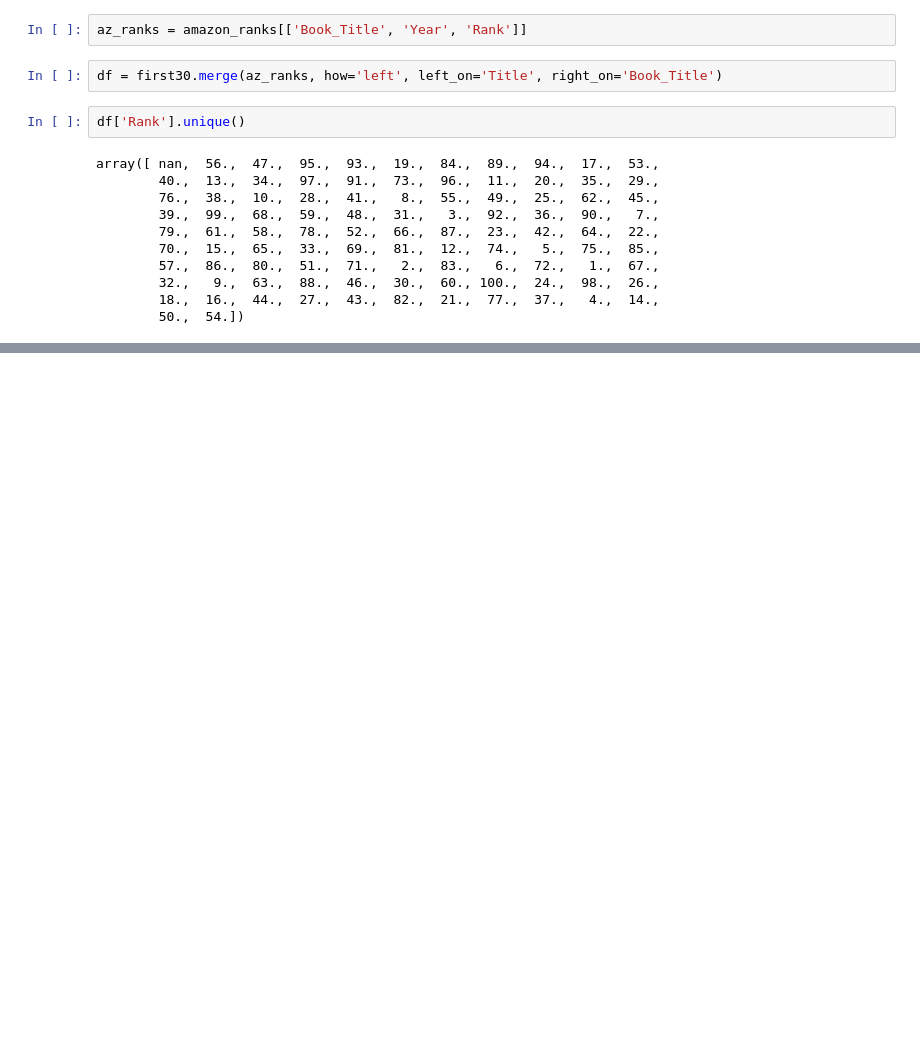
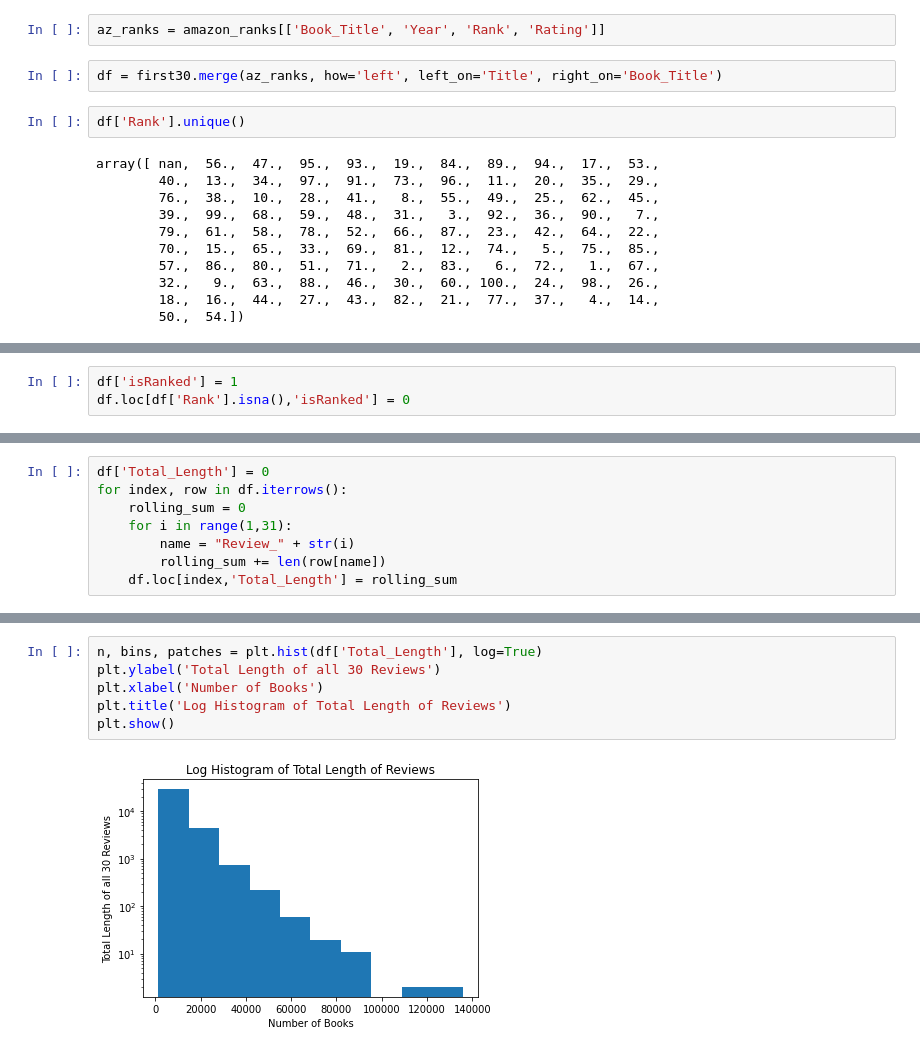
Before and after one commit to TKarlovitzDrexel/DSCI591_ACRSent, a Jupyter notebook: Code/Books/part2_rank_books_SDA.ipynb, the cells around one changed output, grey strips where cells are left out. Saved outputs shown, nothing was run; the diff lists cells and outputs as text; blank space fills up the shorter version.

Commit message:
Additional visualizations and EDA/SDA for part 2

```diff
--- a/Code/Books/part2_rank_books_SDA.ipynb
+++ b/Code/Books/part2_rank_books_SDA.ipynb
@@ -50,7 +63,7 @@ Index(['Title', 'Date_1', 'Review_1', 'Date_2', 'Review_2', 'Date_3',
        'Review_30'],
       dtype='object')
 # %%
-az_ranks = amazon_ranks[['Book_Title', 'Year', 'Rank']]
+az_ranks = amazon_ranks[['Book_Title', 'Year', 'Rank', 'Rating']]
 # %%
 df = first30.merge(az_ranks, how='left', left_on='Title', right_on='Book_Title')
 # %%
@@ -78,0 +92,3 @@ df[df['Rank'] == 1].head()
+# %%
+df['isRanked'] = 1
+df.loc[df['Rank'].isna(),'isRanked'] = 0
@@ -78,0 +121,8 @@ df[df['Rank'] == 1].head()
+# %%
+df['Total_Length'] = 0
+for index, row in df.iterrows():
+    rolling_sum = 0
+    for i in range(1,31):
+        name = "Review_" + str(i)
+        rolling_sum += len(row[name])
+    df.loc[index,'Total_Length'] = rolling_sum
@@ -78,0 +178,8 @@ df[df['Rank'] == 1].head()
+# %%
+n, bins, patches = plt.hist(df['Total_Length'], log=True)
+plt.ylabel('Total Length of all 30 Reviews')
+plt.xlabel('Number of Books')
+plt.title('Log Histogram of Total Length of Reviews')
+plt.show()
+# %% [output]
+[figure, added]
```
Also changed, not shown: parts of 10 cells of this notebook.
